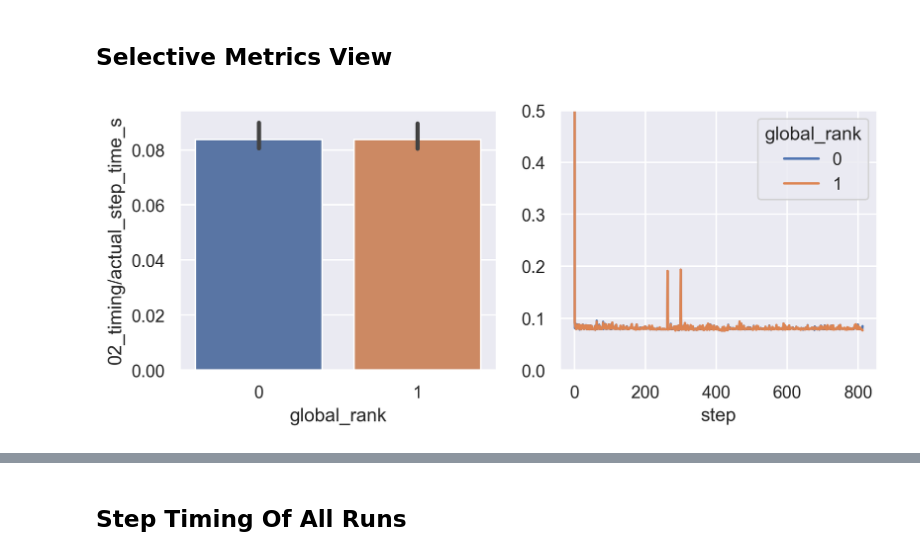
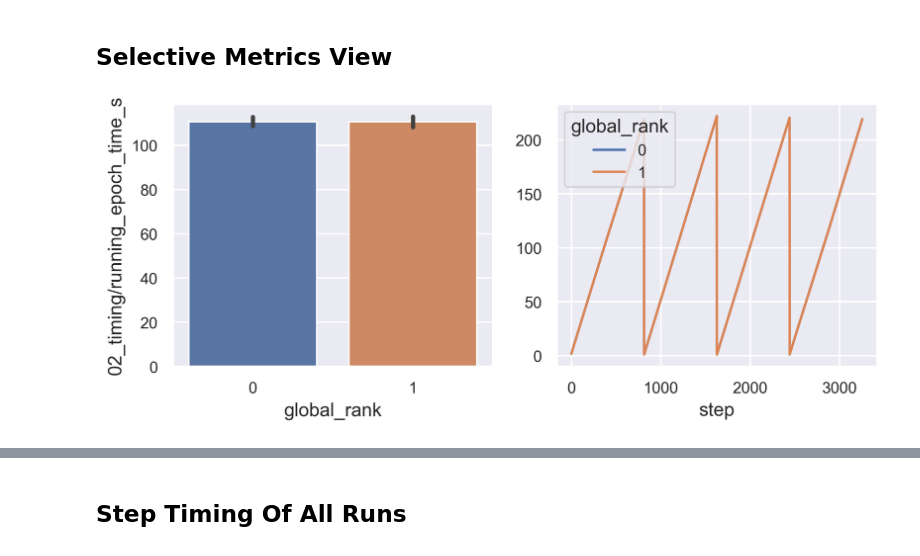
Before and after one commit to cirquit/fsdp-memory-analysis, a Jupyter notebook: tb-logging-example.ipynb, the cells around one changed output, grey strips where cells are left out. Cells and saved outputs as stored; diff of their text form; code cells hidden in the pictures.

```diff
--- a/tb-logging-example.ipynb
+++ b/tb-logging-example.ipynb
@@ -112,2 +91,0 @@ FSDP-1-r0[00_cfg/batch_size]: 8
-# %%
-runs_df = get_run_logs(log_path=log_path)
@@ -176,0 +153,17 @@ Text(0.5, 0, 'Run Name')
+# %%
+def set_fontsizes(small=8, medium=10, bigger=12):
+    SMALL_SIZE = small
+    MEDIUM_SIZE = medium
+    BIGGER_SIZE = bigger
+
+    plt.rc('font', size=SMALL_SIZE)          # controls default text sizes
+    plt.rc('axes', titlesize=SMALL_SIZE)     # fontsize of the axes title
+    plt.rc('axes', labelsize=MEDIUM_SIZE)    # fontsize of the x and y labels
+    plt.rc('xtick', labelsize=SMALL_SIZE)    # fontsize of the tick labels
+    plt.rc('ytick', labelsize=SMALL_SIZE)    # fontsize of the tick labels
+    plt.rc('legend', fontsize=SMALL_SIZE)    # legend fontsize
+    plt.rc('figure', titlesize=BIGGER_SIZE)  # fontsize of the figure title
+# %%
+temp_df = runs_df
+x = "run_name"
+#x = "global_rank"
@@ -177,25 +213,29 @@ Text(0.5, 0, 'Run Name')
 # %% [markdown]
 ## Selective Metrics View
 # %%
-def dual_plot(df, x, y, line_ylim):
-    fig, ax = plt.subplots(1,2, figsize=(8,3))
-    fig = sns.barplot(
+set_fontsizes(10,12,14)
+
+def dual_plot(df, x, y, line_ylim=None, figsize=(8,3), title=None):
+    fig, (ax1, ax2) = plt.subplots(1,2, figsize=figsize)
+    ax1 = sns.barplot(
         data=df,
         x=x,
         y=y,
-        ax=ax[0])
-    fig = sns.lineplot(
+        ax=ax1)
+    ax2 = sns.lineplot(
         data=df,
         x="step",
         y=y,
-        ax=ax[1],
+        ax=ax2,
         hue=x)
-    ax[1].set_ylabel("")
-    ax[1].set_ylim(line_ylim)
+    ax2.set_ylabel("")
+    ax2.set_ylim(line_ylim)
+    if title != None:
+        fig.suptitle(title, fontsize=16)
 
-test_run = runs_df.query("group_name=='FSDP-1'")
+test_run = runs_df.query("group_name=='FSDP-0'")
 x = "global_rank"
-y = "02_timing/actual_step_time_s"
-dual_plot(df=test_run, x=x, y=y, line_ylim=[0,0.5])
+y = "02_timing/running_epoch_time_s"
+dual_plot(df=test_run, x=x, y=y)#, line_ylim=[0,0.5])
 # %% [output]
-[figure, old version]
+[figure, new version]
```
Also changed, not shown: parts of 19 cells of this notebook.
